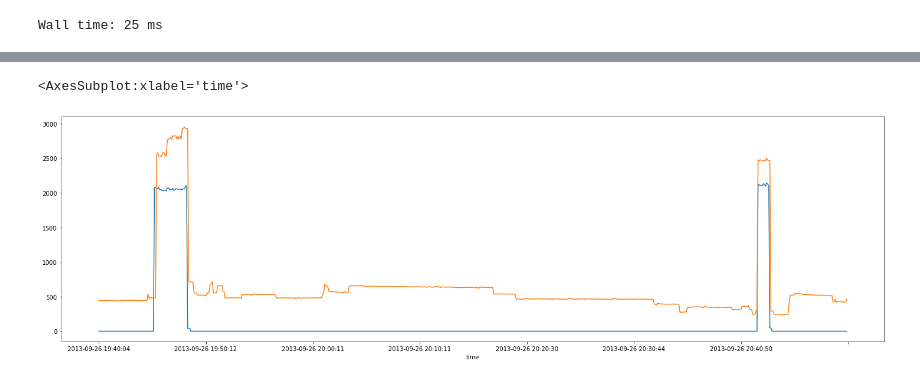
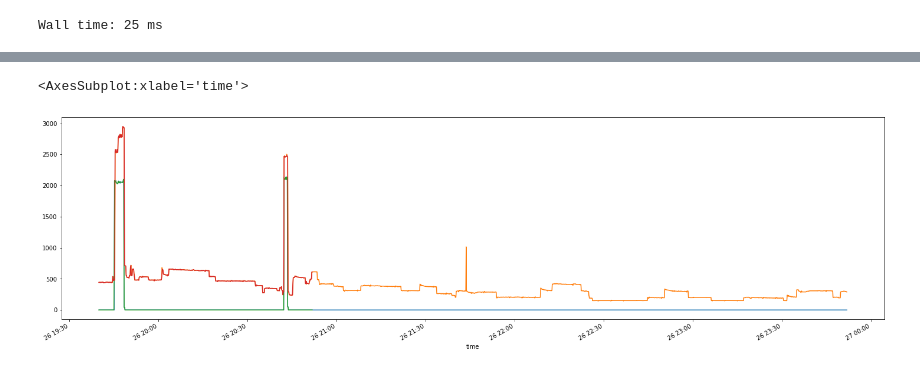
Before and after one commit to mahnoor-shahid/nilm_analyzer_tutorials, a Jupyter notebook: 01_getting_started.ipynb, the cells around one changed output, grey strips where cells are left out. Cells and saved outputs as stored; diff of their text form; code cells hidden in the pictures.

```diff
--- a/01_getting_started.ipynb
+++ b/01_getting_started.ipynb
@@ -99,9 +101,10 @@ DatetimeIndex(['2013-09-25 19:21:04', '2013-09-25 19:21:12',
 # %%
-original['kettle']['2013-09-26 19:40': '2013-09-26 20:51'].plot(figsize=(25,7))
-original['aggregate']['2013-09-26 19:40': '2013-09-26 20:51'].plot(figsize=(25,7))
-# kettle.data[3]['kettle']['2013-09-26 19:40': '2013-09-26 20:51'].plot(figsize=(25,7))
+original['kettle']['2013-09-26 19:40': '2013-09-26 23:51'].plot(figsize=(25,7))
+original['aggregate']['2013-09-26 19:40': '2013-09-26 23:51'].plot(figsize=(25,7))
+kettle.data[3]['kettle']['2013-09-26 19:40': '2013-09-26 20:51'].plot(figsize=(25,7))
+kettle.data[3]['aggregate']['2013-09-26 19:40': '2013-09-26 20:51'].plot(figsize=(25,7))
 # %% [output]
 <AxesSubplot:xlabel='time'>
-[figure, old version]
+[figure, new version]
 # %%
 kettle.data[3]['kettle']['2013-09-26 19:40': '2013-09-26 20:51'].plot(figsize=(25,7))
```
Also changed, not shown: parts of 8 cells of this notebook, 2 other files.
